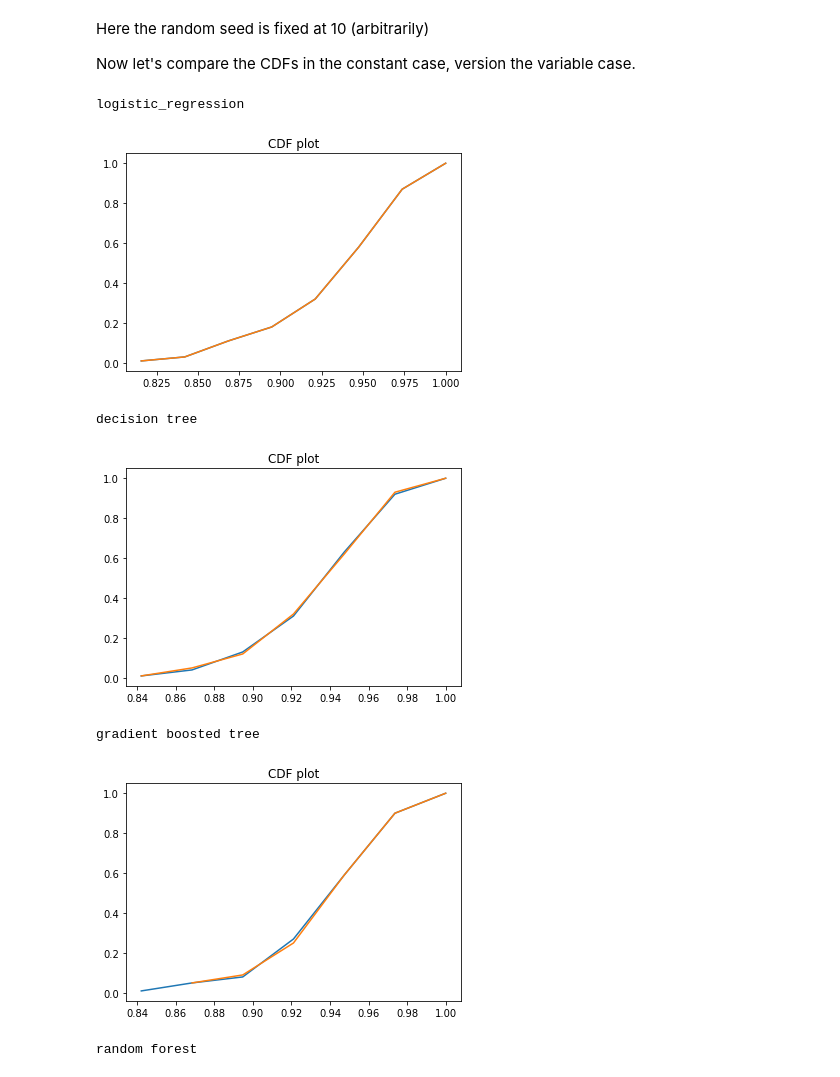
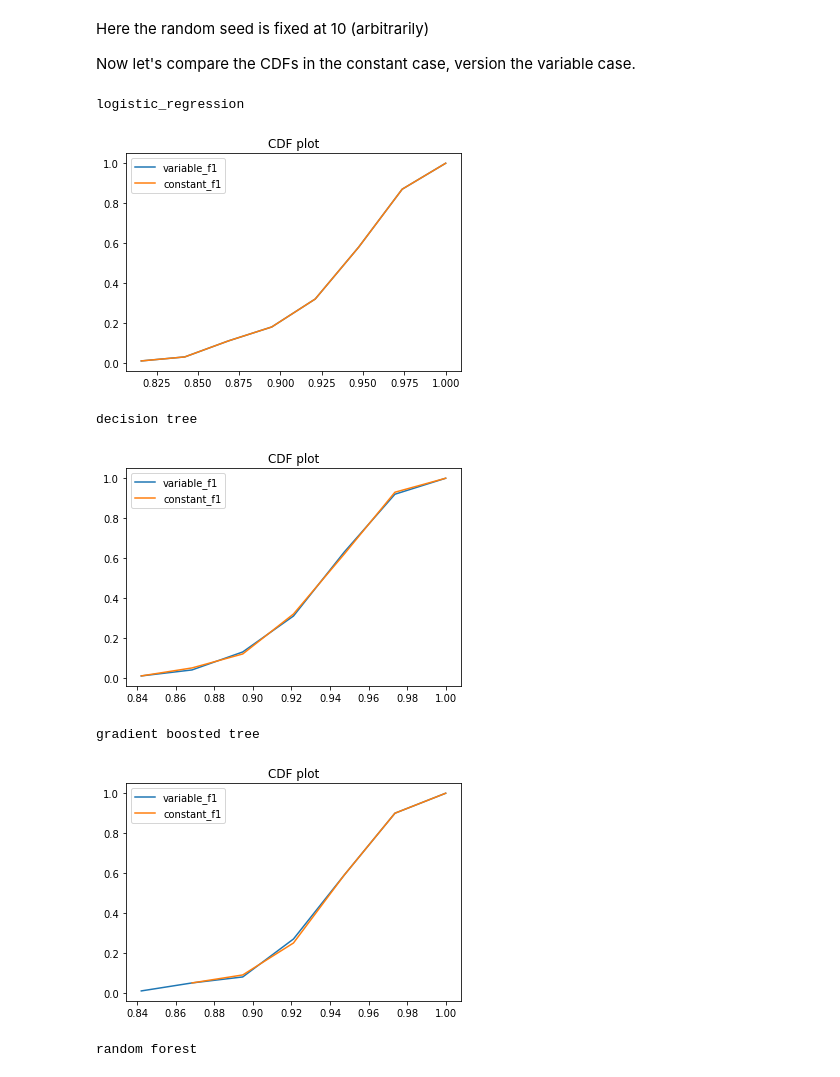
Before and after one commit to sema4-EricSchles/randomness_experiments, a Jupyter notebook: scikit-learn-experiments.ipynb, the cells around one changed output. Drawn from its saved outputs; the diff is of its cells as text; code cells hidden in the pictures.

```diff
--- a/scikit-learn-experiments.ipynb
+++ b/scikit-learn-experiments.ipynb
@@ -26,7 +303,7 @@ def train_clfs(X_train, y_train):
         clf.fit(X_train, y_train)
     return clfs
 
-variable_accuracy = []
+constant_accuracy = []
 for i in range(100):
     np.random.seed(i)
     X, y = datasets.load_iris(return_X_y=True)
@@ -47,12 +324,12 @@ for i in range(100):
         tmp["f1_score"] = f1_score(
             y_test, prediction, average="micro"
         )
-        variable_accuracy.append(tmp)
+        constant_accuracy.append(tmp)
 
 for clf in clf_names:
     print(clf)
     f1 = [elem["f1_score"]
-                for elem in variable_accuracy
+                for elem in constant_accuracy
                 if elem["clf"] == clf]
     seed = list(range(len(recall)))
     plt.plot(seed, f1, label="f1-score")
@@ -129,29 +406,31 @@ Here the random seed is fixed at 10 (arbitrarily)
 
 Now let's compare the CDFs in the constant case, version the variable case.
 # %%
-def plot_cdfs(dist_one, dist_two):
+def plot_cdfs(dist_one, dist_name_one, dist_two, dist_name_two):
     cdf_one = CDF(dist_one)
     cdf_two = CDF(dist_two)
-    plt.plot(cdf_one.xs, cdf_one.ps, cdf_two.xs, cdf_two.ps)
+    plt.plot(cdf_one.xs, cdf_one.ps, label=dist_name_one)
+    plt.plot(cdf_two.xs, cdf_two.ps, label=dist_name_two)
     plt.title("CDF plot")
+    plt.legend(loc='upper left')
     plt.show()
 
 for clf in clf_names:
     print(clf)
     variable_f1 = [elem["f1_score"]
           for elem in variable_accuracy
           if elem["clf"] == clf]
 
     constant_f1 = [elem["f1_score"]
           for elem in constant_accuracy
           if elem["clf"] == clf]
 
-    plot_cdfs(variable_f1, constant_f1)
+    plot_cdfs(variable_f1, "variable_f1", constant_f1, "constant_f1")
 # %% [output]
 logistic_regression
-[figure, old version]
+[figure, new version]
 decision tree
-[figure, old version]
+[figure, new version]
 gradient boosted tree
-[figure, old version]
+[figure, new version]
 random forest
```
Also changed, not shown: parts of 4 cells of this notebook.
